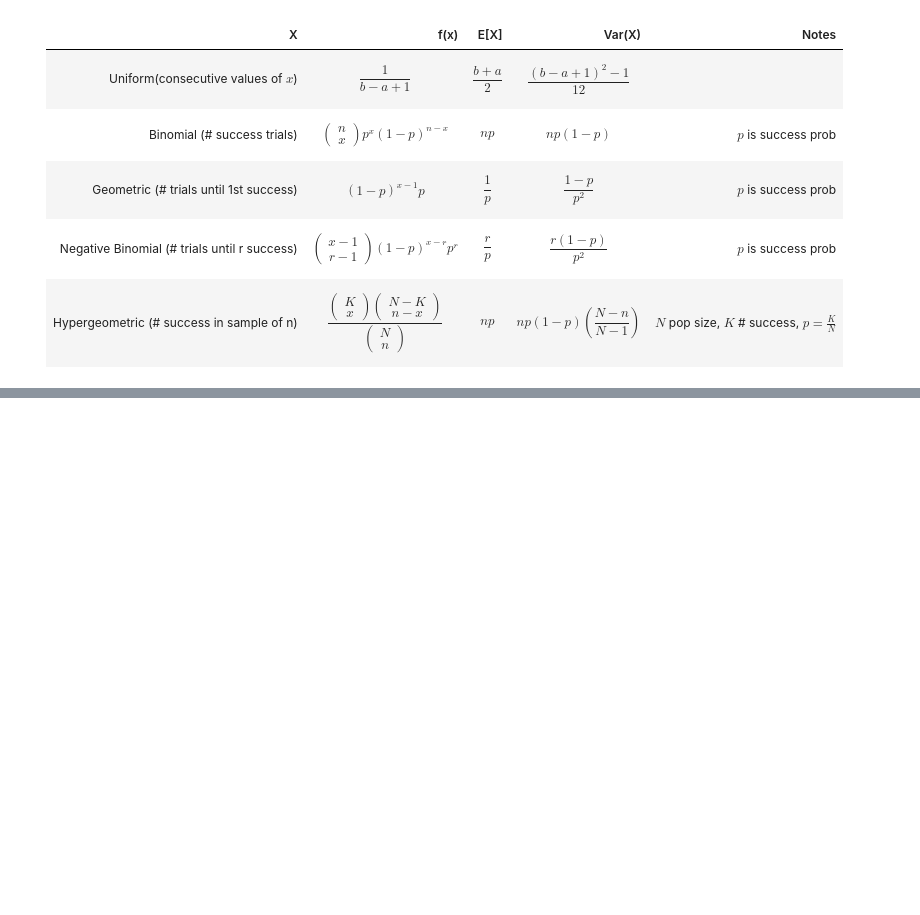
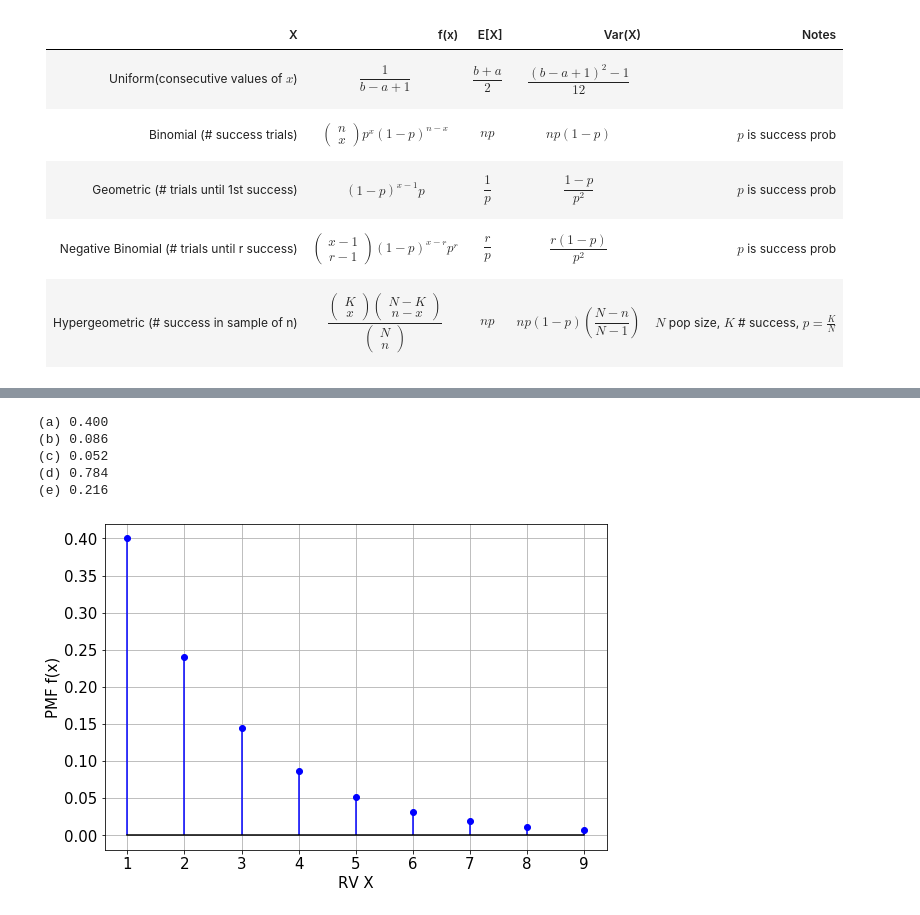
Before and after one commit to sbme-tutorials/Biostatistics-Tutorials, a Jupyter notebook: Section_06.ipynb, the cells around one changed output, grey strips where cells are left out. Drawn from its saved outputs; the diff is of its cells as text; code cells hidden in the pictures; blank space fills up the shorter version.

```diff
--- a/Section_06.ipynb
+++ b/Section_06.ipynb
@@ -217,0 +438,25 @@ E[X] =  2.0
+# %%
+p = 1/2.5
+a = geom_fx(1, p)
+print("(a) %.3f"%a)
+b = geom_fx(4, p)
+print("(b) %.3f"%b)
+c = geom_fx(5, p)
+print("(c) %.3f"%c)
+d = geom_fx(1, p) + geom_fx(2, p) + geom_fx(3, p)
+print("(d) %.3f"%d)
+e = 1 - d
+print("(e) %.3f"%e)
+# %% [output]
+(a) 0.400
+(b) 0.086
+(c) 0.052
+(d) 0.784
+(e) 0.216
+# %%
+rv = geom(p)
+x = np.arange(1, 10)
+fx = rv.pmf(x)
+plot_pmf(x, fx)
+# %% [output]
+[figure, added]
```
Also changed, not shown: parts of 64 cells of this notebook, 1 other file.
